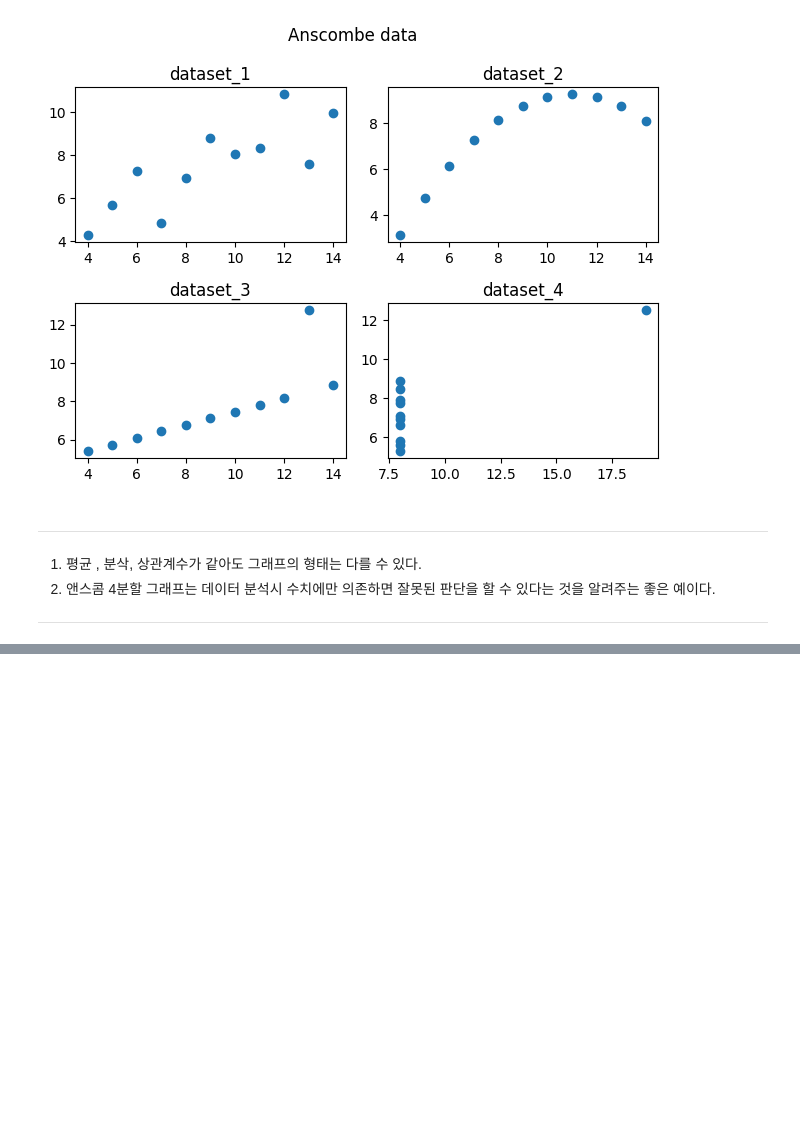
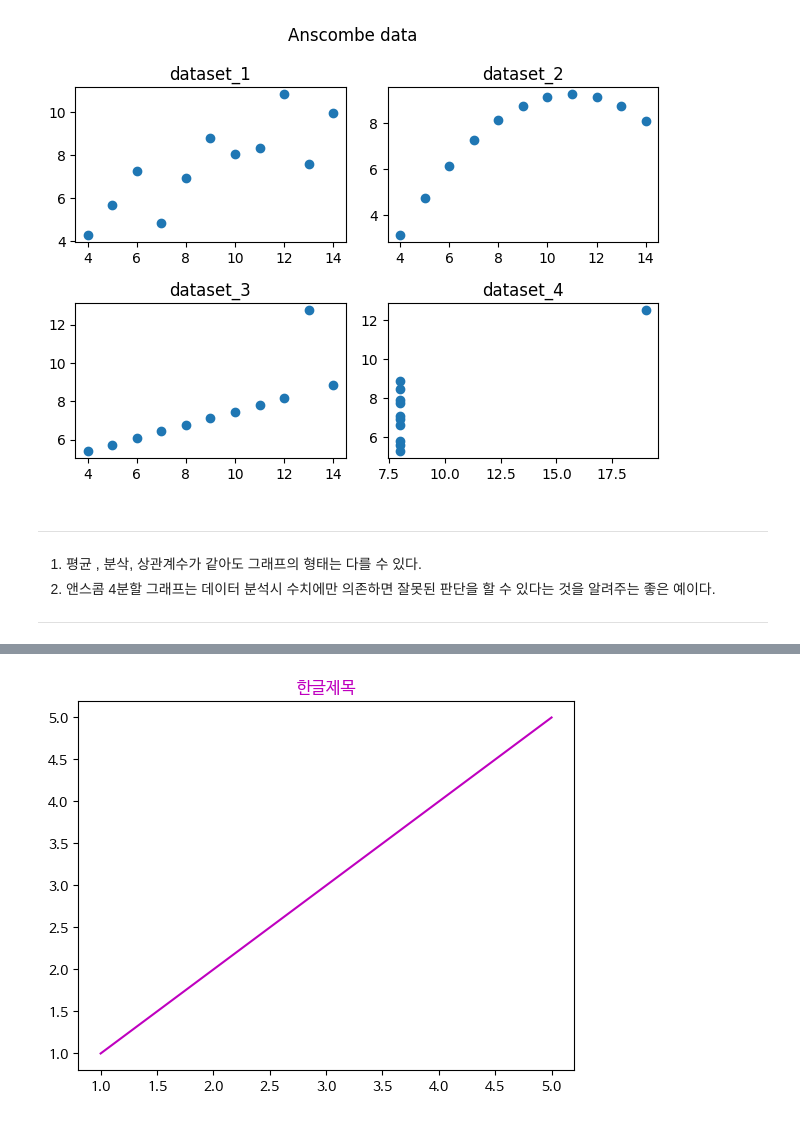
Before and after one commit to onleey/data_demo, a Jupyter notebook: 500_데이터시각화_matplotlib.ipynb, the cells around one changed output, grey strips where cells are left out. Saved outputs shown, nothing was run; the diff lists cells and outputs as text; code cells hidden in the pictures; blank space fills up the shorter version.

```diff
--- a/500_데이터시각화_matplotlib.ipynb
+++ b/500_데이터시각화_matplotlib.ipynb
@@ -262,0 +354,8 @@ plt.show()
+# %%
+x= [1,2,3,4,5]
+y =[1,2,3,4,5]
+plt.plot(x, y,color='m')
+plt.title('한글제목',color='m')
+plt.show()
+# %% [output]
+[figure, added]
```
Also changed, not shown: parts of 53 cells of this notebook.
